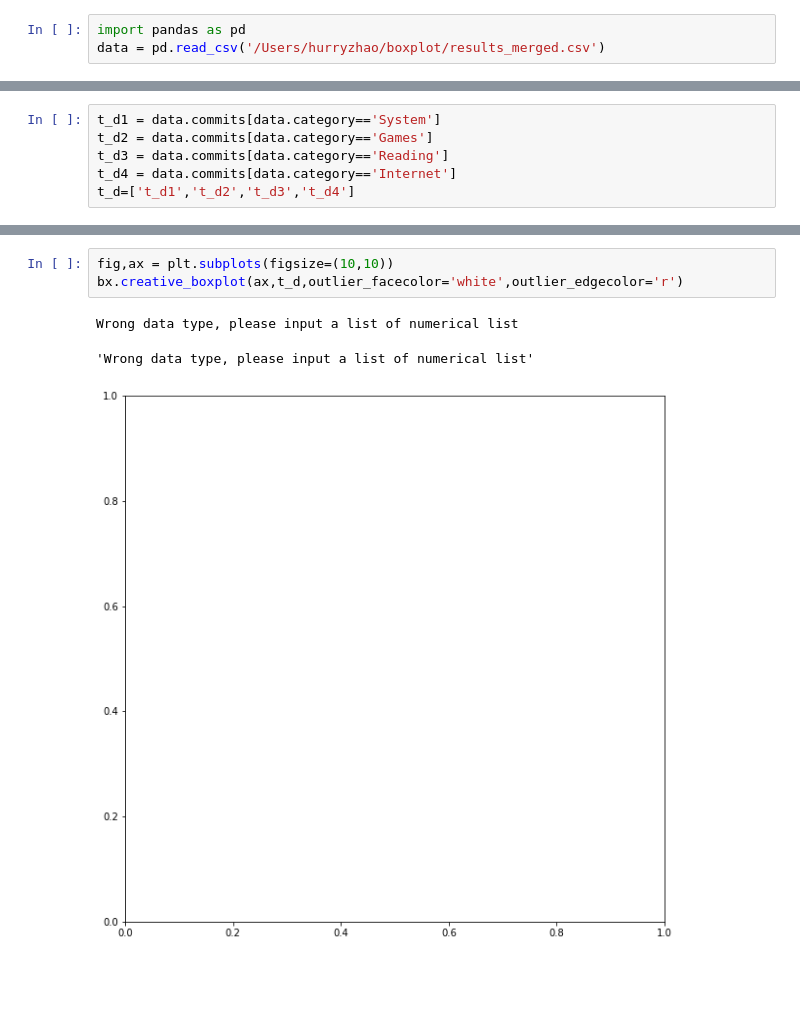
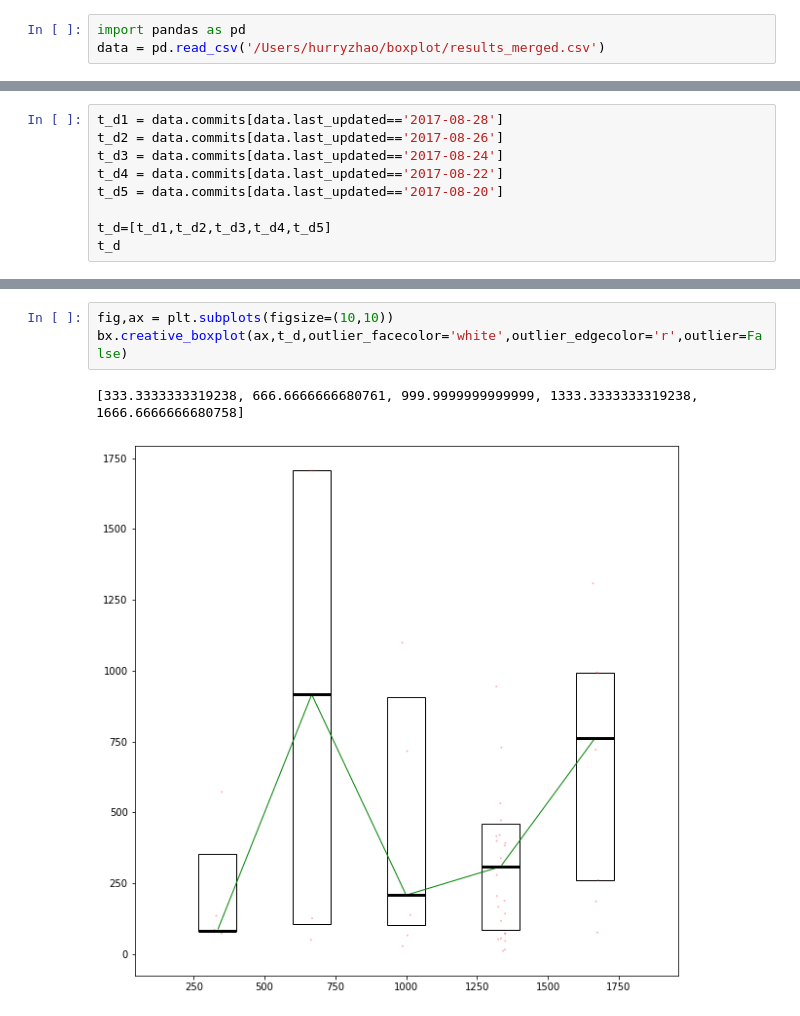
Before and after one commit to HarryZhao2000/boxplot, a Jupyter notebook: code/test.ipynb, the cells around one changed output, grey strips where cells are left out. Cells and saved outputs as stored; diff of their text form; blank space fills up the shorter version.

```diff
--- a/code/test.ipynb
+++ b/code/test.ipynb
@@ -65,6 +55,9 @@ memory usage: 286.3+ KB
 # %%
-t_d1 = data.commits[data.category=='System']
-t_d2 = data.commits[data.category=='Games']
-t_d3 = data.commits[data.category=='Reading']
-t_d4 = data.commits[data.category=='Internet']
-t_d=['t_d1','t_d2','t_d3','t_d4']
+t_d1 = data.commits[data.last_updated=='2017-08-28']
+t_d2 = data.commits[data.last_updated=='2017-08-26']
+t_d3 = data.commits[data.last_updated=='2017-08-24']
+t_d4 = data.commits[data.last_updated=='2017-08-22']
+t_d5 = data.commits[data.last_updated=='2017-08-20']
+
+t_d=[t_d1,t_d2,t_d3,t_d4,t_d5]
+t_d
@@ -71,7 +82,6 @@ t_d=['t_d1','t_d2','t_d3','t_d4']
 # %%
 fig,ax = plt.subplots(figsize=(10,10))
-bx.creative_boxplot(ax,t_d,outlier_facecolor='white',outlier_edgecolor='r')
+bx.creative_boxplot(ax,t_d,outlier_facecolor='white',outlier_edgecolor='r',outlier=False)
 # %% [output]
-Wrong data type, please input a list of numerical list
+[333.3333333319238, 666.6666666680761, 999.9999999999999, 1333.3333333319238, 1666.6666666680758]
-'Wrong data type, please input a list of numerical list'
-[figure, old version]
+[figure, new version]
```
Also changed, not shown: parts of 2 cells of this notebook.
